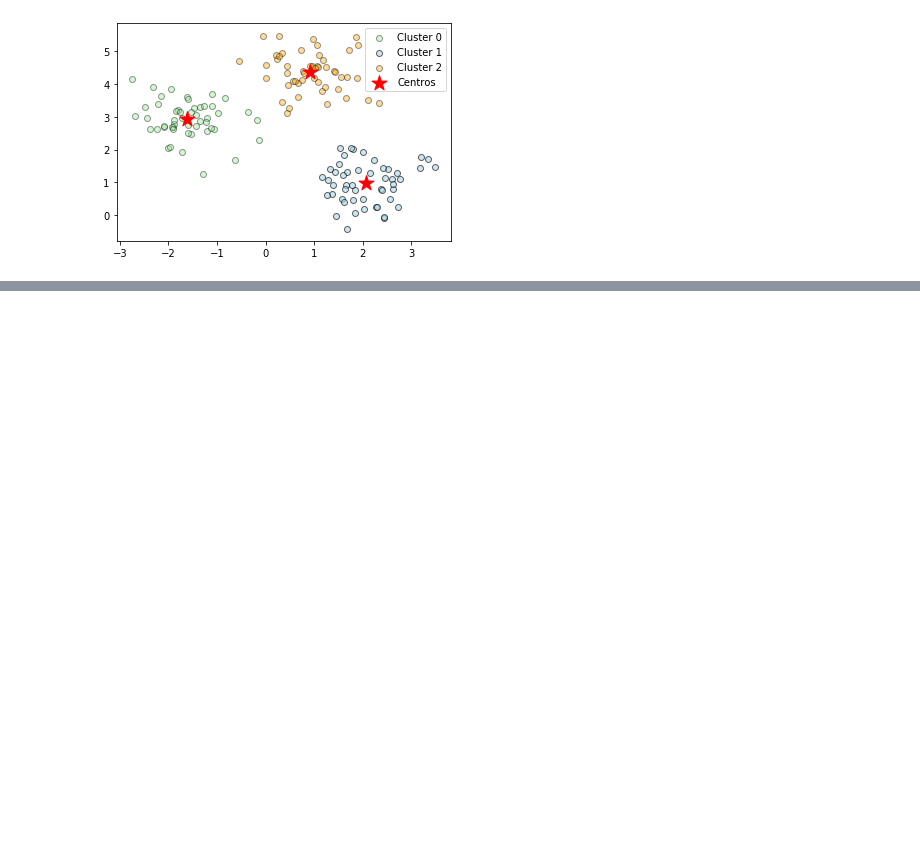
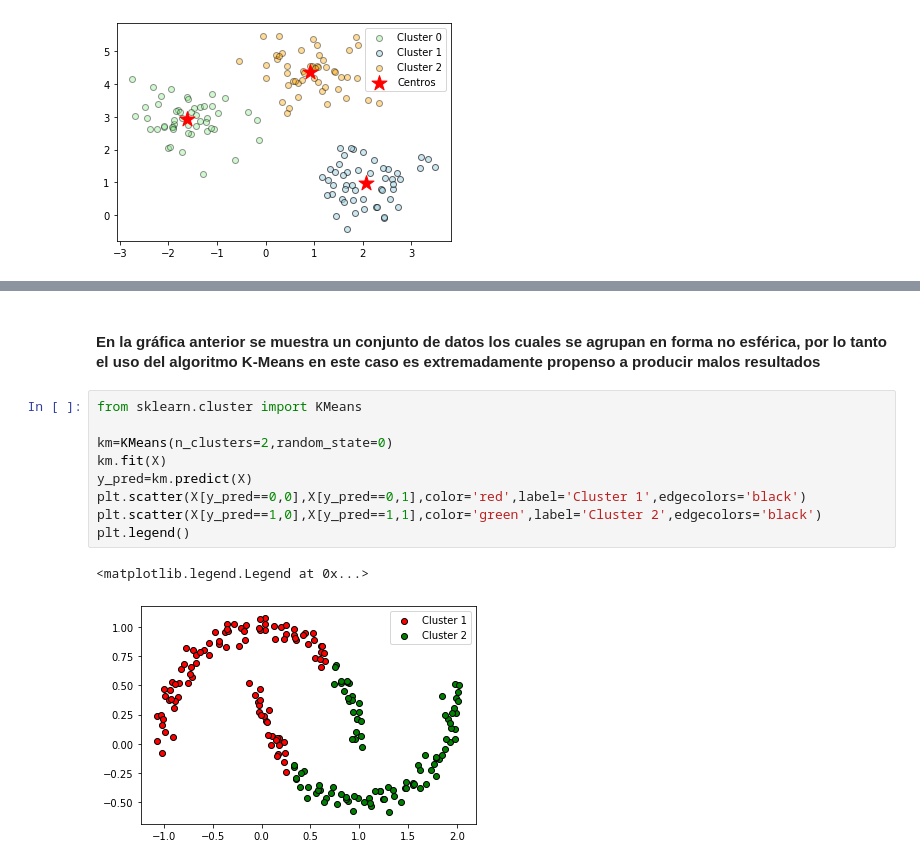
Before and after one commit to ujpinom/ML, a Jupyter notebook: Clustering_K_means.ipynb, the cells around one changed output, grey strips where cells are left out. Saved outputs shown, nothing was run; the diff lists cells and outputs as text; blank space fills up the shorter version.

```diff
--- a/Clustering_K_means.ipynb
+++ b/Clustering_K_means.ipynb
@@ -38,0 +102,14 @@ plt.legend()
+# %% [markdown]
+#### En la gráfica anterior se muestra un conjunto de datos los cuales se agrupan en forma no esférica, por lo tanto el uso del algoritmo K-Means en este caso es extremadamente propenso a producir malos resultados
+# %%
+from sklearn.cluster import KMeans
+
+km=KMeans(n_clusters=2,random_state=0)
+km.fit(X)
+y_pred=km.predict(X)
+plt.scatter(X[y_pred==0,0],X[y_pred==0,1],color='red',label='Cluster 1',edgecolors='black')
+plt.scatter(X[y_pred==1,0],X[y_pred==1,1],color='green',label='Cluster 2',edgecolors='black')
+plt.legend()
+# %% [output]
+<matplotlib.legend.Legend at 0x...>
+[figure, added]
```
Also changed, not shown: parts of 11 cells of this notebook.
